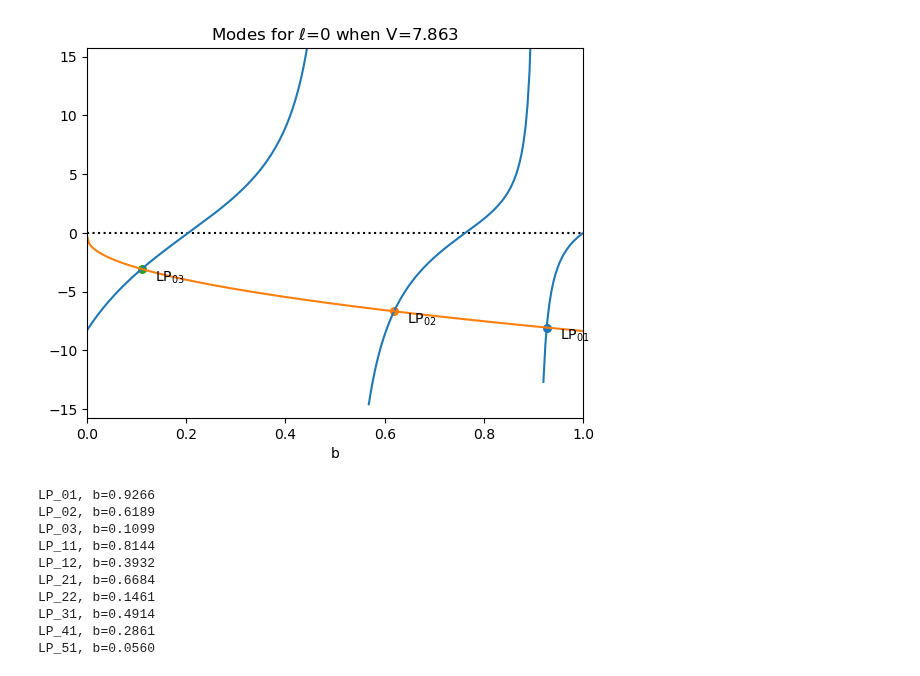
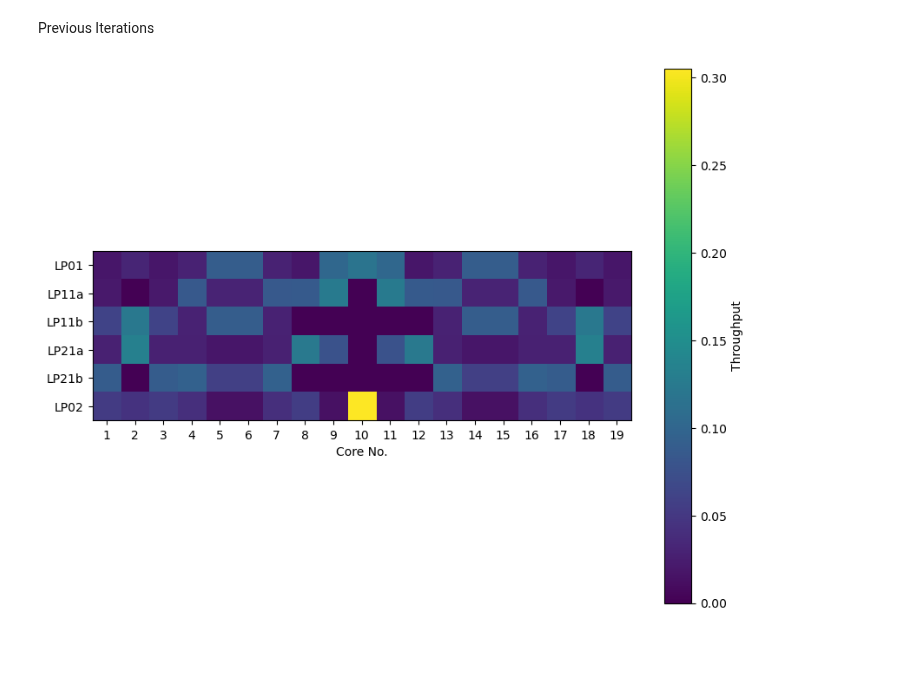
Before and after one commit to SAIL-Labs/RSoft-Automaton, a Jupyter notebook: Data_Manip.ipynb, the cells around one changed output. Drawn from its saved outputs; the diff is of its cells as text; code cells hidden in the pictures; blank space fills up the shorter version.

```diff
--- a/Data_Manip.ipynb
+++ b/Data_Manip.ipynb
@@ -88,0 +244,2 @@ Throughput: 0.001
+# %% [markdown]
+Previous Iterations
@@ -89,26 +290,43 @@ Throughput: 0.001
+# %%
+'''
+19 Core PL
+Monitor Normalization: Input Power
+Launch Field Normalization: Unit Peak
+'''
+import numpy as np, matplotlib.pyplot as plt
+LP01_vec = [0.99931859, 0.018070702, 0.0311678159999999, 0.018070702, 0.029029033, 0.089970026, 0.089970026, 0.029029033, 0.0187221019999999, 0.10136098, 0.11699423, 0.10136098, 0.0187221019999999, 0.029029033, 0.089970026, 0.089970026, 0.029029033, 0.018070702, 0.0311678159999999, 0.018070702]
+LP11a_vec = [0.99912485, 0.020489152, 1.11556077e-31, 0.020489152, 0.084932144, 0.0302370229999999, 0.0302370229999999, 0.084932144, 0.0865616079999999, 0.12562377, 2.9211509e-32, 0.12562377, 0.0865616079999999, 0.084932144, 0.0302370229999999, 0.0302370229999999, 0.084932144, 0.020489152, 9.814903780000001e-34, 0.020489152]
+LP11b_vec = [0.99926375, 0.0612737789999999, 0.1218568799999999, 0.0612737789999999, 0.029497364, 0.0902889819999999, 0.0902889819999999, 0.029497364, 2.5434526e-32, 1.11252946e-33, 2.2376753e-31, 2.6833007000000003e-31, 6.749586199999999e-33, 0.029497364, 0.0902889819999999, 0.0902889819999999, 0.029497364, 0.0612737789999999, 0.1218568799999999, 0.0612737789999999]
+LP21a_vec = [0.99899603, 0.027626424, 0.13288448, 0.027626424, 0.028297957, 0.018744413, 0.018744413, 0.028297957, 0.12302713, 0.07670433, 0.00018900187, 0.07670433, 0.12302713, 0.028297957, 0.018744413, 0.018744413, 0.028297957, 0.027626424, 0.13288448, 0.027626424]
+LP21b_vec = [0.9989707, 0.089053891, 1.3184342800000002e-32, 0.089053891, 0.094480608, 0.057959308, 0.057959308, 0.094480608, 2.0975425000000004e-32, 1.4527035000000002e-32, 1.2261206e-31, 5.3303063e-33, 4.9116433e-32, 0.094480608, 0.057959308, 0.057959308, 0.094480608, 0.089053891, 4.862386300000001e-32, 0.089053891]
+LP02_vec = [0.99898579, 0.053529627, 0.044272461, 0.053529627, 0.041705234, 0.013935023, 0.013935023, 0.041705234, 0.055121007, 0.014155118, 0.30510652, 0.014155118, 0.055121007, 0.041705234, 0.013935023, 0.013935023, 0.041705234, 0.053529627, 0.044272461, 0.053529627]
+
+tf_matrix = np.vstack([LP01_vec[1:], LP11a_vec[1:], LP11b_vec[1:], LP21a_vec[1:], LP21b_vec[1:], LP02_vec[1:]])
+
+plt.figure(figsize=(10,8))
+plt.imshow(tf_matrix, cmap='viridis')
+plt.colorbar(label="Throughput")
+# plt.xlabel("LP Mode")
+plt.xlabel("Core No.")
+plt.yticks(ticks=np.arange(tf_matrix.shape[0]), labels=np.arange(1, tf_matrix.shape[0] + 1))
+ylabels = ["LP01", "LP11a", "LP11b", "LP21a", "LP21b", "LP02"]
+xlabels = np.arange(1, len(tf_matrix[0]) + 1)
+plt.yticks(ticks=np.arange(len(ylabels)), labels=ylabels)
+plt.xticks(ticks = np.arange(len(xlabels)), labels=xlabels)
+plt.show()
+# %% [output]
+[figure, added]
 # %%
-n_clad = RSoft_params["background_index"]
-n_core = RSoft_params["background_index"] + fixed_params["cladding_delta"] # since we want a multimode diameter to support 7 modes
-numerical_ap = ofiber.numerical_aperture(n_core, n_clad)
+# n_clad = RSoft_params["background_index"]
+# n_core = RSoft_params["background_index"] + fixed_params["cladding_delta"] # since we want a multimode diameter to support 7 modes
+# numerical_ap = ofiber.numerical_aperture(n_core, n_clad)
 
-v_num = 2 * np.pi / (RSoft_params["free_space_wavelength"] * (variable_params["core_diam"]/2) * numerical_ap)
-mode_l = 0
-aplt = ofiber.plot_LP_modes(v_num, mode_l)
-aplt.show()
+# v_num = 2 * np.pi / (RSoft_params["free_space_wavelength"] * (variable_params["core_diam"]/2) * numerical_ap)
+# mode_l = 0
+# aplt = ofiber.plot_LP_modes(v_num, mode_l)
+# aplt.show()
 
-for ell in range(6):
-    all_b = ofiber.LP_mode_values(v_num,ell)
-    for i,b in enumerate(all_b):
-        print("LP_%d%d, b=%.4f"%(ell,i+1,b))
+# for ell in range(6):
+#     all_b = ofiber.LP_mode_values(v_num,ell)
+#     for i,b in enumerate(all_b):
+#         print("LP_%d%d, b=%.4f"%(ell,i+1,b))
-# %% [output]
-[figure, removed]
-LP_01, b=0.9266
-LP_02, b=0.6189
-LP_03, b=0.1099
-LP_11, b=0.8144
-LP_12, b=0.3932
-LP_21, b=0.6684
-LP_22, b=0.1461
-LP_31, b=0.4914
-LP_41, b=0.2861
-LP_51, b=0.0560
```
Also changed, not shown: parts of 14 cells of this notebook, 15 other files.
